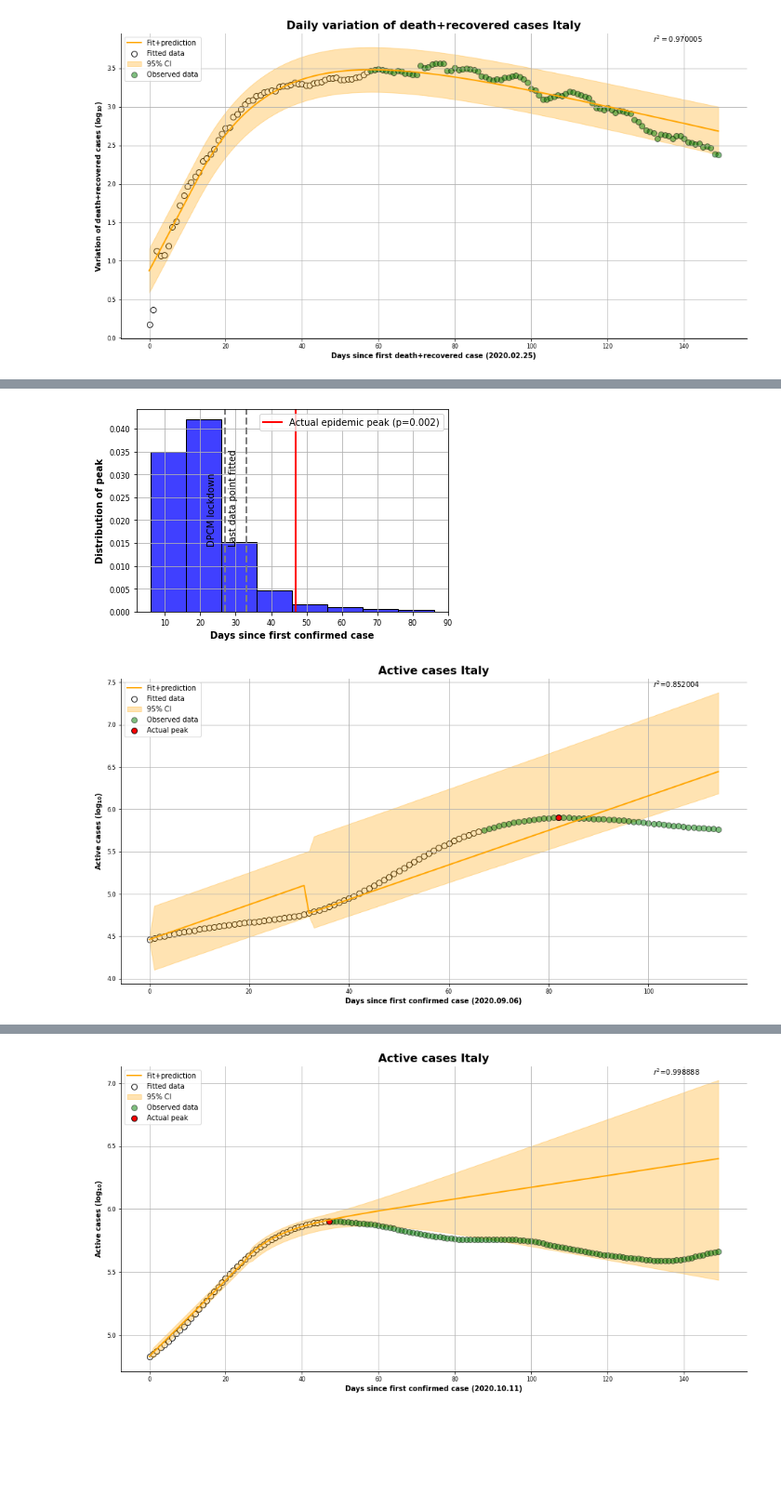
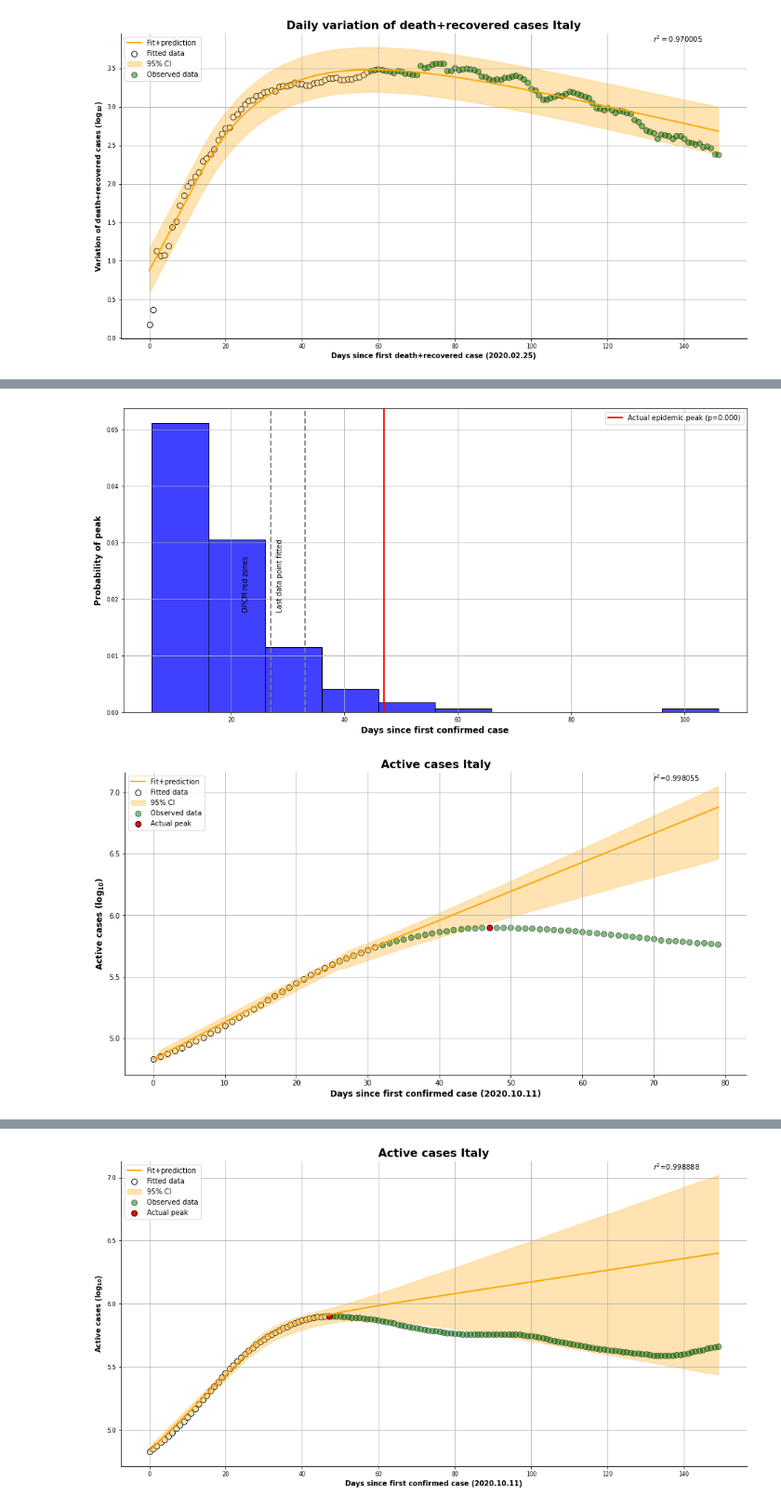
Before and after one commit to Nuelam9/Bayesian-inference-on-SCIR-epidemic-model, a Jupyter notebook: Optimization/Fit-Covid-Data.ipynb, the cells around one changed output, grey strips where cells are left out. Shown at 93% size. Drawn from its saved outputs; the diff is of its cells as text; code cells hidden in the pictures; blank space fills up the shorter version.

```diff
--- a/Optimization/Fit-Covid-Data.ipynb
+++ b/Optimization/Fit-Covid-Data.ipynb
@@ -318,5 +318,5 @@ plt.savefig("../Advanced-statistics/Results/ita/first_wave/plot/death_recovered_
 # %% [output]
 [figure]
 # %%
-filehandler = open('../Advanced-statistics/Results/ita/second_wave/results_before_peak_ita.pkl', 'rb')
+filehandler = open('../Advanced-statistics/Results/ita/second_wave/results_before_peak_ita_good.pkl', 'rb')
 res_3 = pickle.load(filehandler)
@@ -355,12 +338,15 @@ plot_summary(res_3)
 # %%
-peak_posterior(res_3, offset=5)
-plt.grid()
+peak_posterior(res_3, offset=5, second_wave=True);
 # %% [output]
-[figure, old version]
+[figure, new version]
 # %%
 plot_results(res_3, ci=95, Y=True, Z=False, observed=True)
+ax = plt.gca()
+# change the fontsize
+ax.tick_params(axis='x', labelsize=10)
+ax.tick_params(axis='y', labelsize=10)
 # %% [output]
-[figure, old version]
+[figure, new version]
 # %%
 plot_results(res_3, ci=95, Y=False, Z=True, observed=True)
 # %% [output]
```
Also changed, not shown: parts of 13 cells of this notebook, 2 other files.
